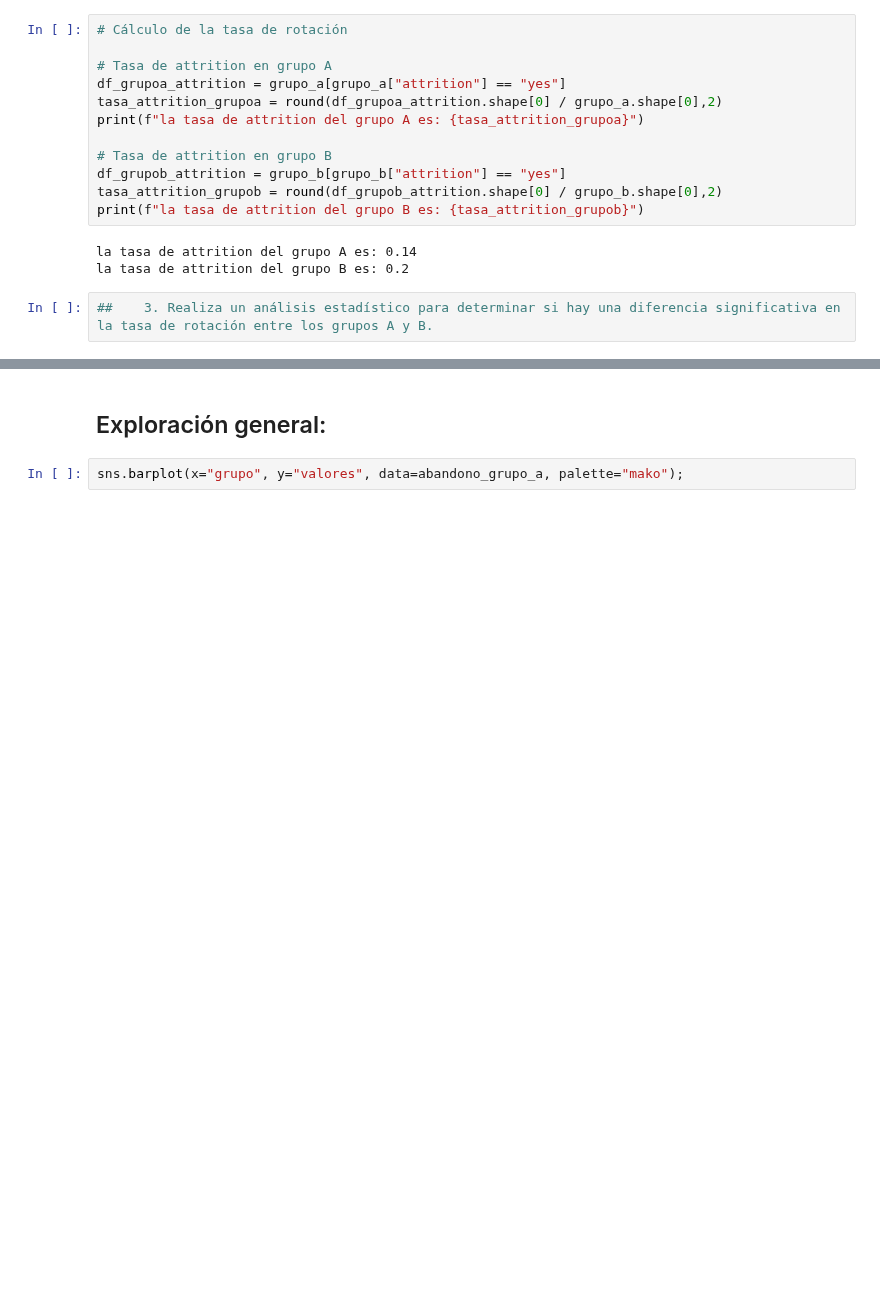
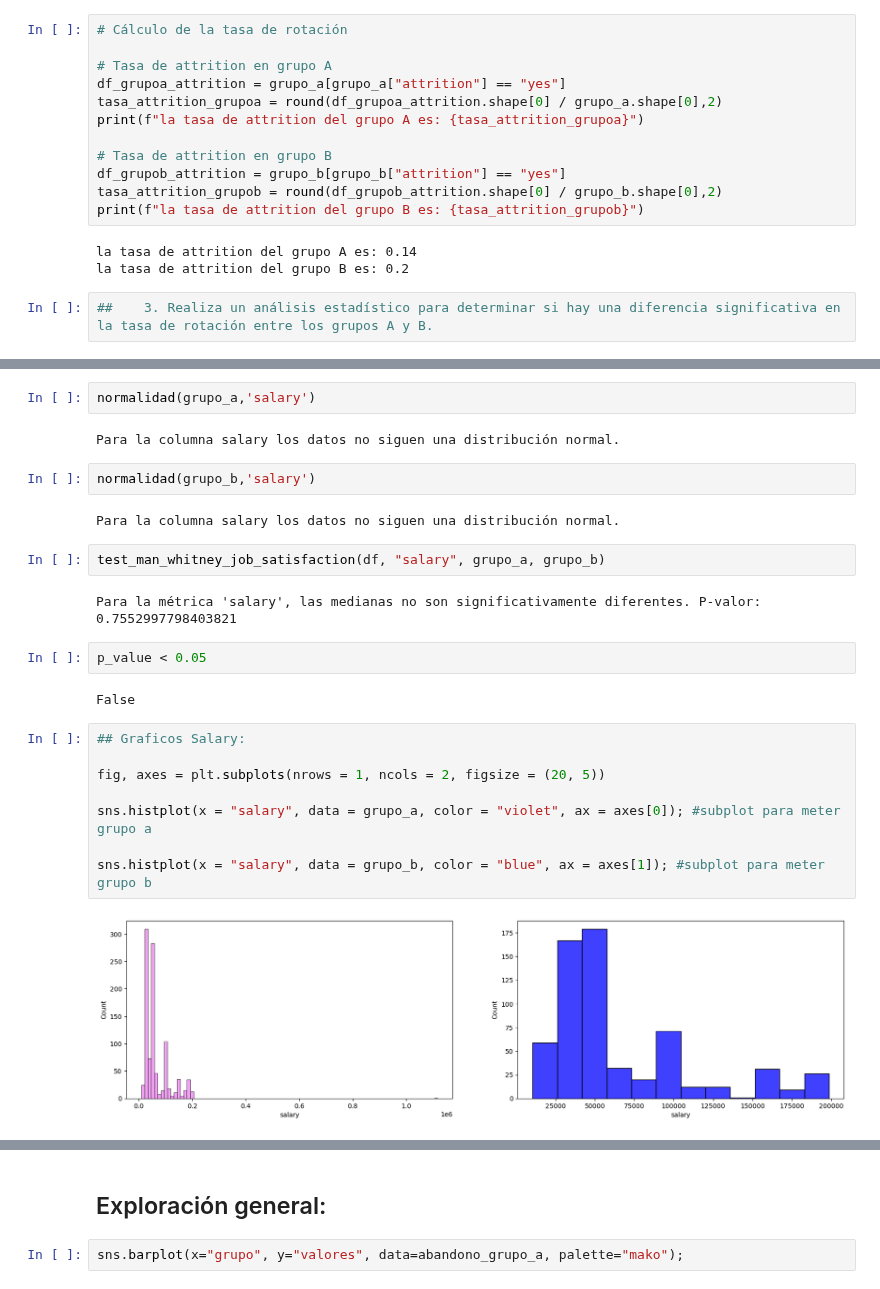
Before and after one commit to ArianaPapantonio/Final_project_module_3, a Jupyter notebook: AB_testing.ipynb, the cells around one changed output, grey strips where cells are left out. Cells and saved outputs as stored; diff of their text form; blank space fills up the shorter version.

```diff
--- a/AB_testing.ipynb
+++ b/AB_testing.ipynb
@@ -141,0 +225,26 @@ El tamaño del efecto (d de Cohen) entre Grupo A y Grupo B es: nan
+# %%
+normalidad(grupo_a,'salary')
+# %% [output]
+Para la columna salary los datos no siguen una distribución normal.
+# %%
+normalidad(grupo_b,'salary')
+# %% [output]
+Para la columna salary los datos no siguen una distribución normal.
+# %%
+test_man_whitney_job_satisfaction(df, "salary", grupo_a, grupo_b)
+# %% [output]
+Para la métrica 'salary', las medianas no son significativamente diferentes. P-valor: 0.7552997798403821
+# %%
+p_value < 0.05
+# %% [output]
+False
+# %%
+## Graficos Salary:
+
+fig, axes = plt.subplots(nrows = 1, ncols = 2, figsize = (20, 5))
+
+sns.histplot(x = "salary", data = grupo_a, color = "violet", ax = axes[0]); #subplot para meter grupo a
+
+sns.histplot(x = "salary", data = grupo_b, color = "blue", ax = axes[1]); #subplot para meter grupo b
+# %% [output]
+[figure, added]
```
Also changed, not shown: parts of 17 cells of this notebook.
